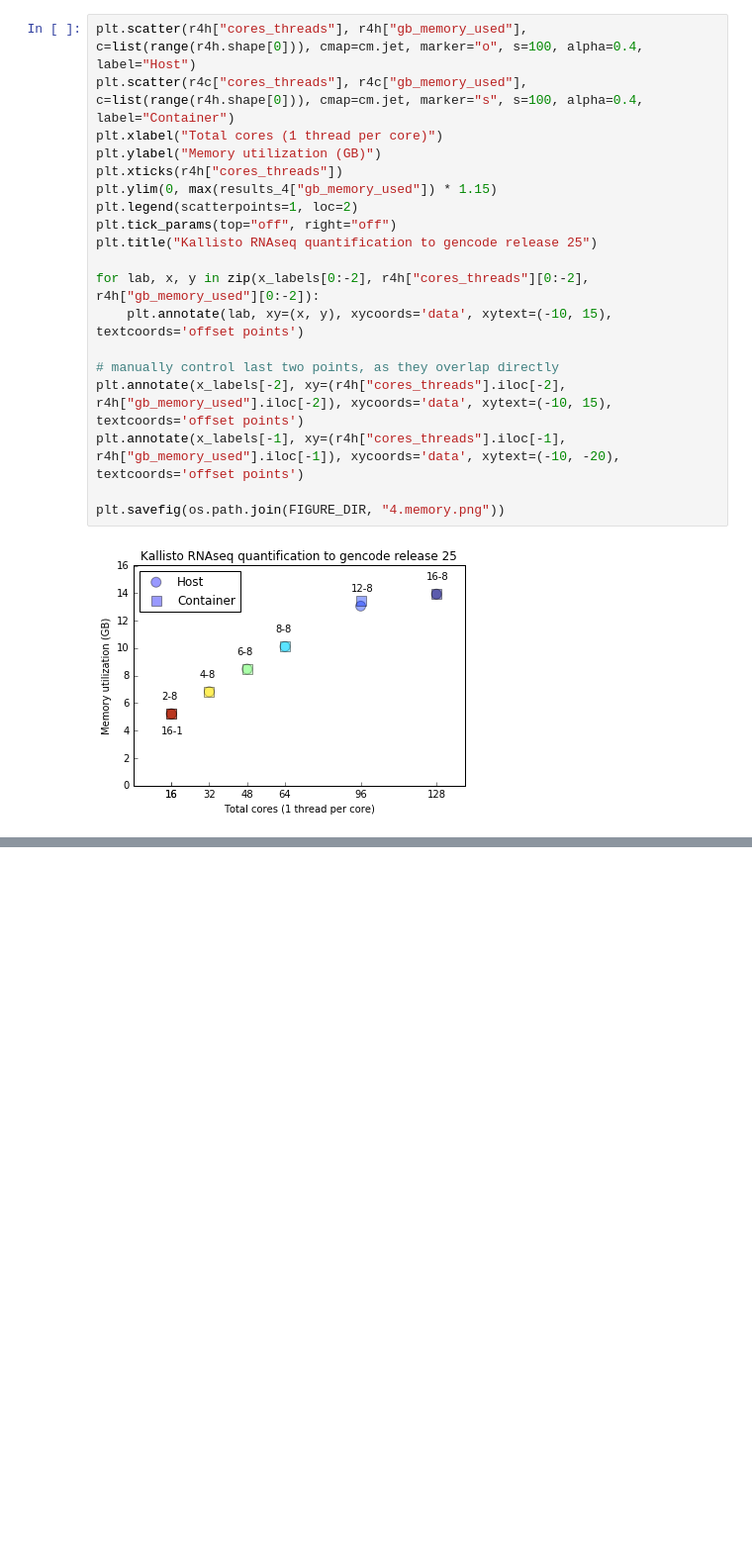
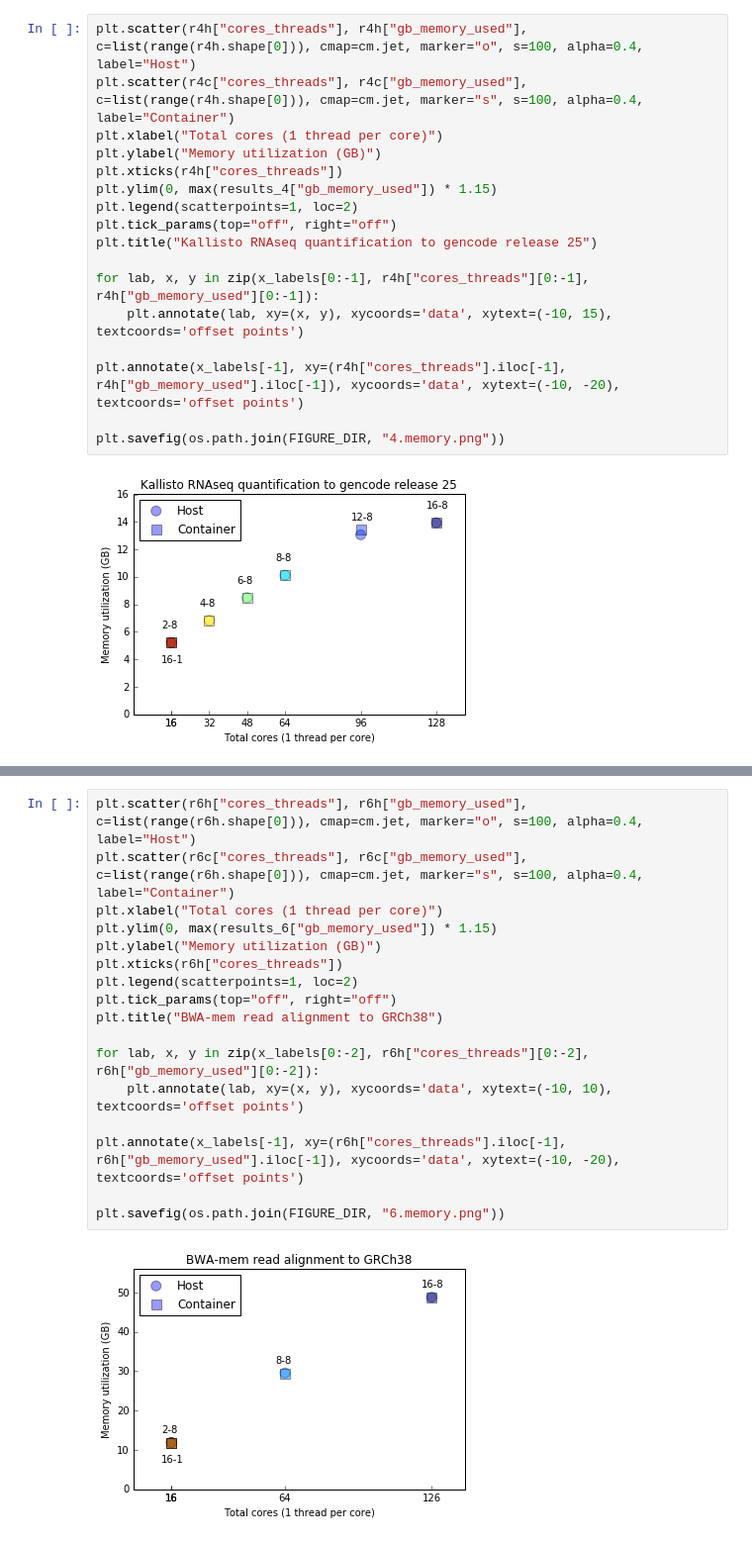
Before and after one commit to vsoch/singularity-scientific-example, a Jupyter notebook: Src/10.generate_graphs.ipynb, the cells around one changed output, grey strips where cells are left out. Shown: that part at 99% size. Cells and saved outputs as stored; diff of their text form; blank space fills up the shorter version.

Commit message:
first drafts of memory figures done. running additional BWA tests to fill in additional points

```diff
--- a/Src/10.generate_graphs.ipynb
+++ b/Src/10.generate_graphs.ipynb
@@ -154,11 +154,9 @@ plt.legend(scatterpoints=1, loc=2)
 plt.tick_params(top="off", right="off")
 plt.title("Kallisto RNAseq quantification to gencode release 25")
 
-for lab, x, y in zip(x_labels[0:-2], r4h["cores_threads"][0:-2], r4h["gb_memory_used"][0:-2]):
+for lab, x, y in zip(x_labels[0:-1], r4h["cores_threads"][0:-1], r4h["gb_memory_used"][0:-1]):
     plt.annotate(lab, xy=(x, y), xycoords='data', xytext=(-10, 15), textcoords='offset points')
 
-# manually control last two points, as they overlap directly
-plt.annotate(x_labels[-2], xy=(r4h["cores_threads"].iloc[-2], r4h["gb_memory_used"].iloc[-2]), xycoords='data', xytext=(-10, 15), textcoords='offset points')
 plt.annotate(x_labels[-1], xy=(r4h["cores_threads"].iloc[-1], r4h["gb_memory_used"].iloc[-1]), xycoords='data', xytext=(-10, -20), textcoords='offset points')
 
 plt.savefig(os.path.join(FIGURE_DIR, "4.memory.png"))
@@ -188,5 +188,24 @@ for lab, x, y in zip(x_labels, r6h["cores_threads"], r6h["run_time"]):
 # %% [output]
 [figure]
+# %%
+plt.scatter(r6h["cores_threads"], r6h["gb_memory_used"], c=list(range(r6h.shape[0])), cmap=cm.jet, marker="o", s=100, alpha=0.4, label="Host")
+plt.scatter(r6c["cores_threads"], r6c["gb_memory_used"], c=list(range(r6h.shape[0])), cmap=cm.jet, marker="s", s=100, alpha=0.4, label="Container")
+plt.xlabel("Total cores (1 thread per core)")
+plt.ylim(0, max(results_6["gb_memory_used"]) * 1.15)
+plt.ylabel("Memory utilization (GB)")
+plt.xticks(r6h["cores_threads"])
+plt.legend(scatterpoints=1, loc=2)
+plt.tick_params(top="off", right="off")
+plt.title("BWA-mem read alignment to GRCh38")
+
+for lab, x, y in zip(x_labels[0:-2], r6h["cores_threads"][0:-2], r6h["gb_memory_used"][0:-2]):
+    plt.annotate(lab, xy=(x, y), xycoords='data', xytext=(-10, 10), textcoords='offset points')
+
+plt.annotate(x_labels[-1], xy=(r6h["cores_threads"].iloc[-1], r6h["gb_memory_used"].iloc[-1]), xycoords='data', xytext=(-10, -20), textcoords='offset points')
+
+plt.savefig(os.path.join(FIGURE_DIR, "6.memory.png"))
+# %% [output]
+[figure, added]
 # %%
 r8h = results_8[results_8["run_type"] == "host"]
 r8c = results_8[results_8["run_type"] == "container"]
```
Also changed, not shown: parts of 5 cells of this notebook, 6 other files.
